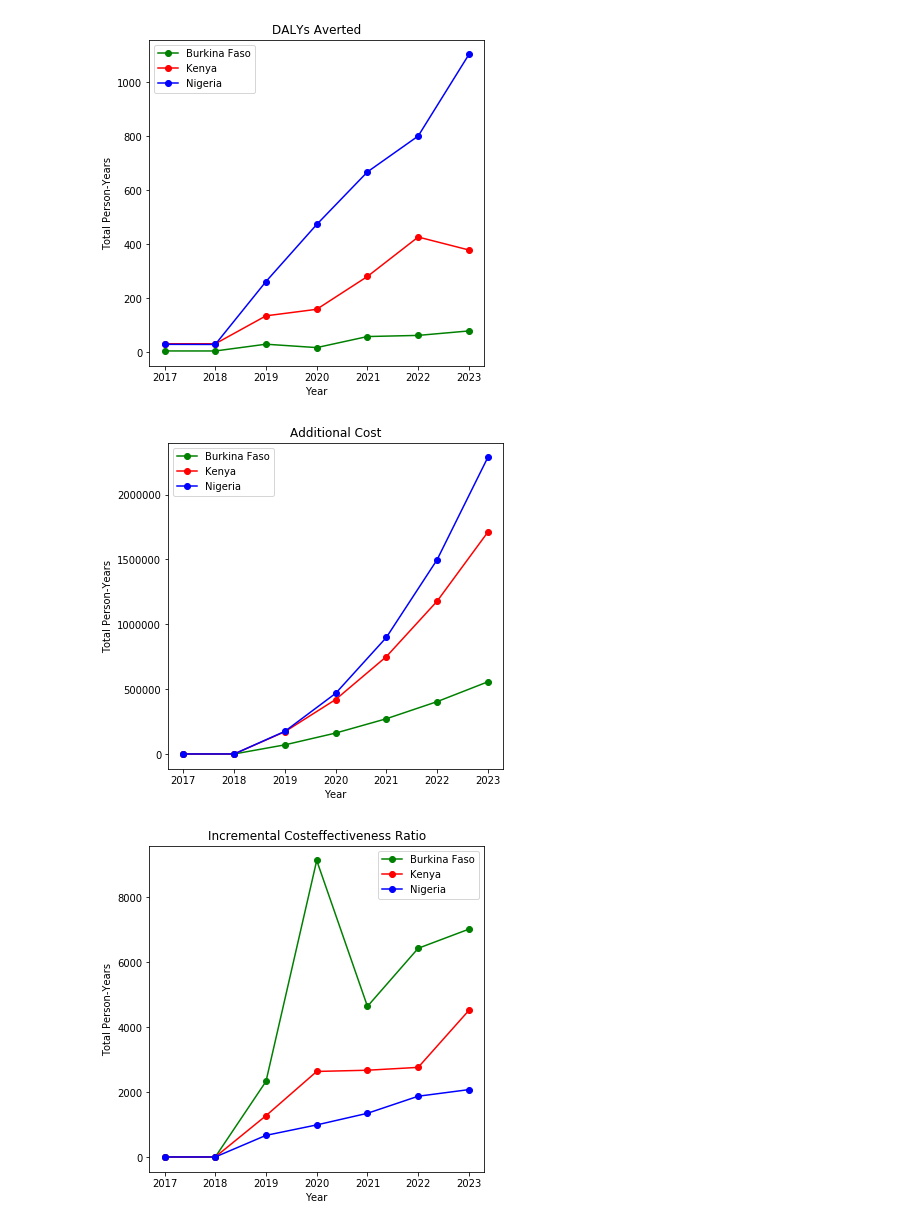
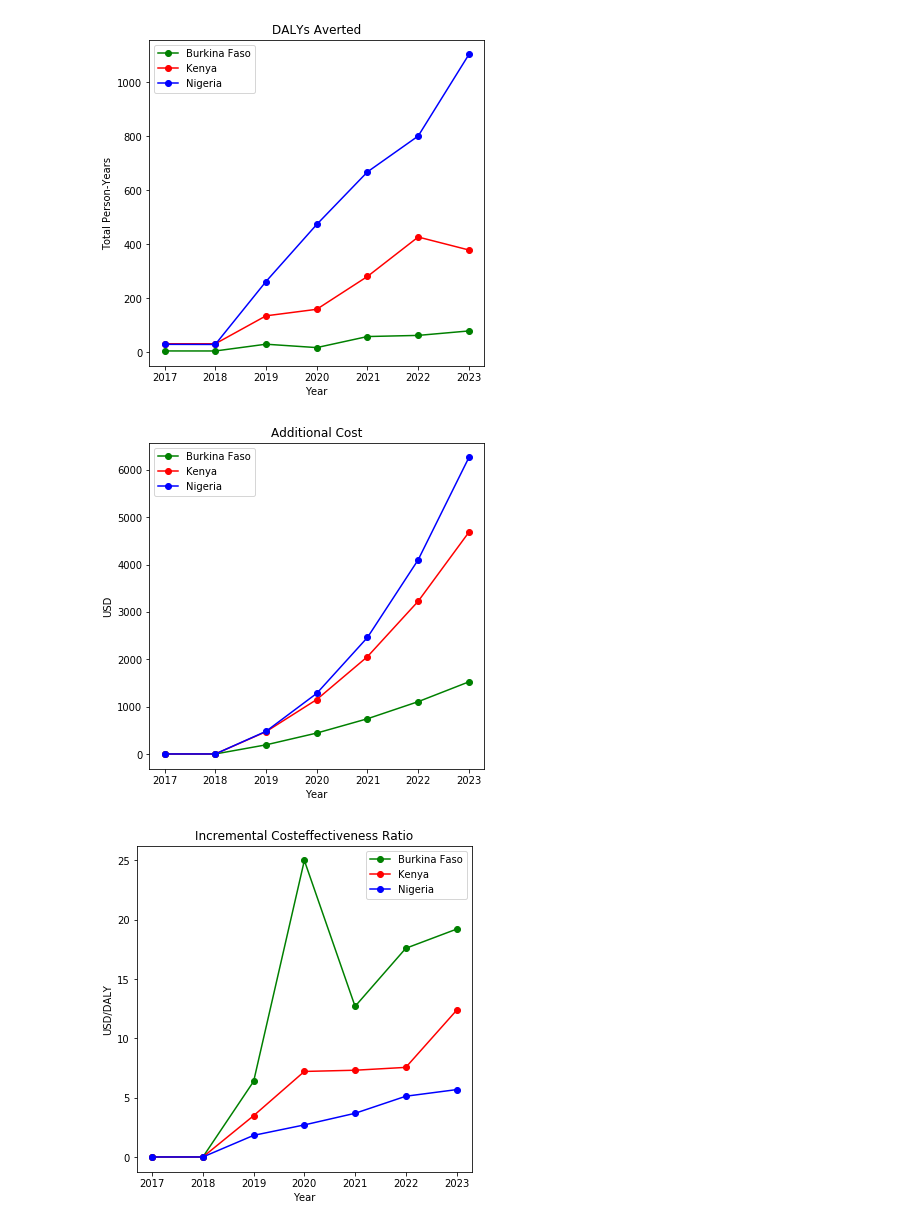
Before and after one commit to adityak77/vivarium_conic_vitamin_a_supp, a Jupyter notebook: src/vivarium_conic_vitamin_a_supp/verification_and_validation/2019_08_09_manuscript_charts_graphs.ipynb, the cells around one changed output. Drawn from its saved outputs; the diff is of its cells as text; code cells hidden in the pictures.

```diff
--- a/src/vivarium_conic_vitamin_a_supp/verification_and_validation/2019_08_09_manuscript_charts_graphs.ipynb
+++ b/src/vivarium_conic_vitamin_a_supp/verification_and_validation/2019_08_09_manuscript_charts_graphs.ipynb
@@ -15,7 +15,7 @@ unit_cost = 0.6
 coverage_intervention_nigeria = np.array([0.32, 0.32, 0.388, 0.456, 0.524, 0.592, 0.66])
 coverage_baseline_nigeria = np.array([0.32, 0.32, 0.32, 0.32, 0.32, 0.32, 0.32])
 supplemented_nigeria = np.array([1283172.12, 1525432.71, 2138494.79, 2861839.16, 3668853.03,
-                                 4586333.58, 5602350.94])
+                                 4586333.58, 5602350.94]) / 365
 doses_intervention_nigeria = coverage_intervention_nigeria * supplemented_nigeria * 2
 doses_baseline_nigeria = coverage_baseline_nigeria * supplemented_nigeria * 2
 cost_intervention_nigeria = doses_intervention_nigeria * unit_cost
@@ -35,7 +35,7 @@ unit_cost = 0.6
 coverage_intervention_kenya = np.array([0.55, 0.55, 0.594, 0.638, 0.682, 0.726, 0.77])
 coverage_baseline_kenya = np.array([0.55, 0.55, 0.55, 0.55, 0.55, 0.55, 0.55])
 supplemented_kenya = np.array([2202727.9, 2611960.76, 3254149.51, 3973819.54, 4735836.2, 5574381.47,
-                               6476317.15])
+                               6476317.15]) / 365
 doses_intervention_kenya = coverage_intervention_kenya * supplemented_kenya * 2
 doses_baseline_kenya = coverage_baseline_kenya * supplemented_kenya * 2
 cost_intervention_kenya = doses_intervention_kenya * unit_cost
@@ -55,7 +55,7 @@ unit_cost = 0.6
 coverage_intervention_burkina_faso = np.array([0.88, 0.88, 0.892, 0.904, 0.916, 0.928, 0.94])
 coverage_baseline_burkina_faso = np.array([0.88, 0.88, 0.88, 0.88, 0.88, 0.88, 0.88])
 supplemented_burkina_faso = np.array([3530140.75, 4195756.5, 4882860.94, 5595671.835, 6285490.82,
-                                      7001417.465, 7724009.125])
+                                      7001417.465, 7724009.125]) / 365
 doses_intervention_burkina_faso = coverage_intervention_burkina_faso * supplemented_burkina_faso * 2
 doses_baseline_burkina_faso = coverage_baseline_burkina_faso * supplemented_burkina_faso * 2
 cost_intervention_burkina_faso = doses_intervention_burkina_faso * unit_cost
@@ -247,18 +247,18 @@ plt.show()
 # %%
 plt.figure(figsize=(6, 6))
 
 plt.plot(years, delta_cost_burkina_faso, label="Burkina Faso", c="g", linestyle = '-', marker = 'o')
 plt.plot(years, delta_cost_kenya, label="Kenya", c="r", linestyle = '-', marker = 'o')
 plt.plot(years, delta_cost_nigeria, label="Nigeria", c="b", linestyle = '-', marker = 'o')
 
 plt.title('Additional Cost')
 plt.xlabel('Year')
-plt.ylabel('Total Person-Years')
+plt.ylabel('USD')
 plt.legend()
 
 plt.show()
 # %% [output]
-[figure, old version]
+[figure, new version]
 # %%
 plt.figure(figsize=(6, 6))
 
@@ -268,9 +268,9 @@ plt.plot(years, icer_nigeria, label="Nigeria", c="b", linestyle = '-', marker =
 
 plt.title('Incremental Costeffectiveness Ratio')
 plt.xlabel('Year')
-plt.ylabel('Total Person-Years')
+plt.ylabel('USD/DALY')
 plt.legend()
 
 plt.show()
 # %% [output]
-[figure, old version]
+[figure, new version]
```
Also changed, not shown: parts of 11 cells of this notebook.
